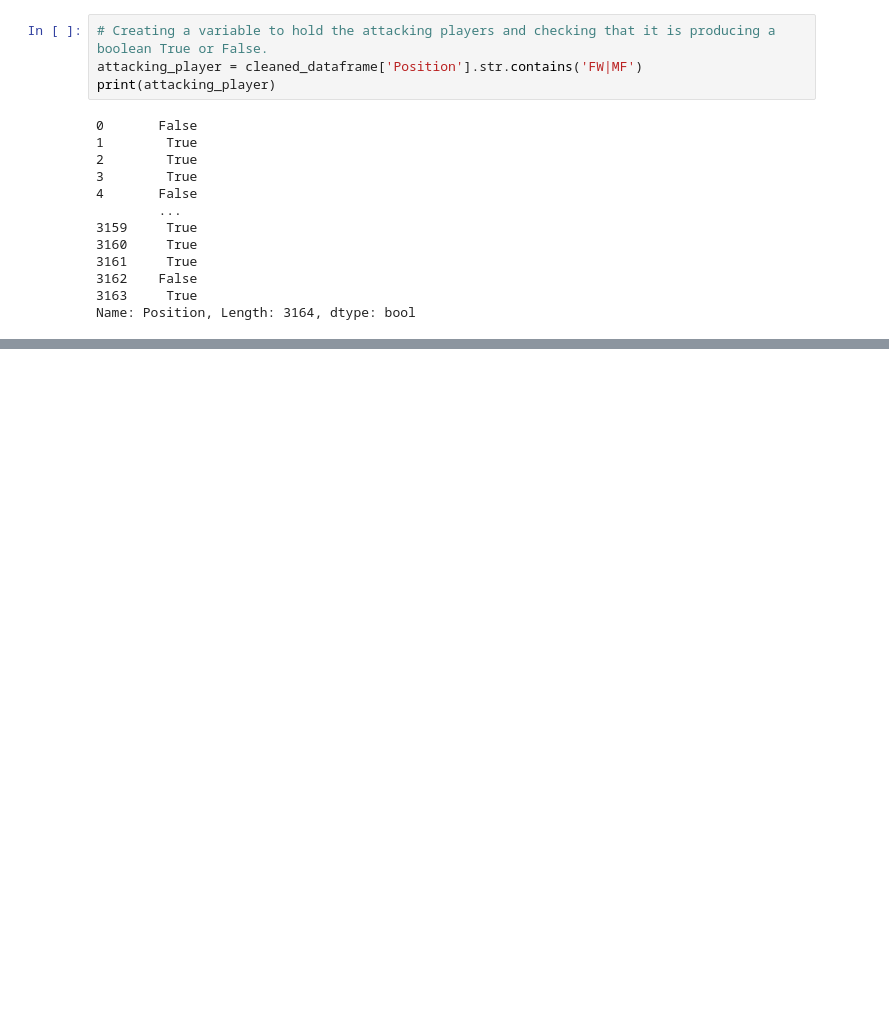
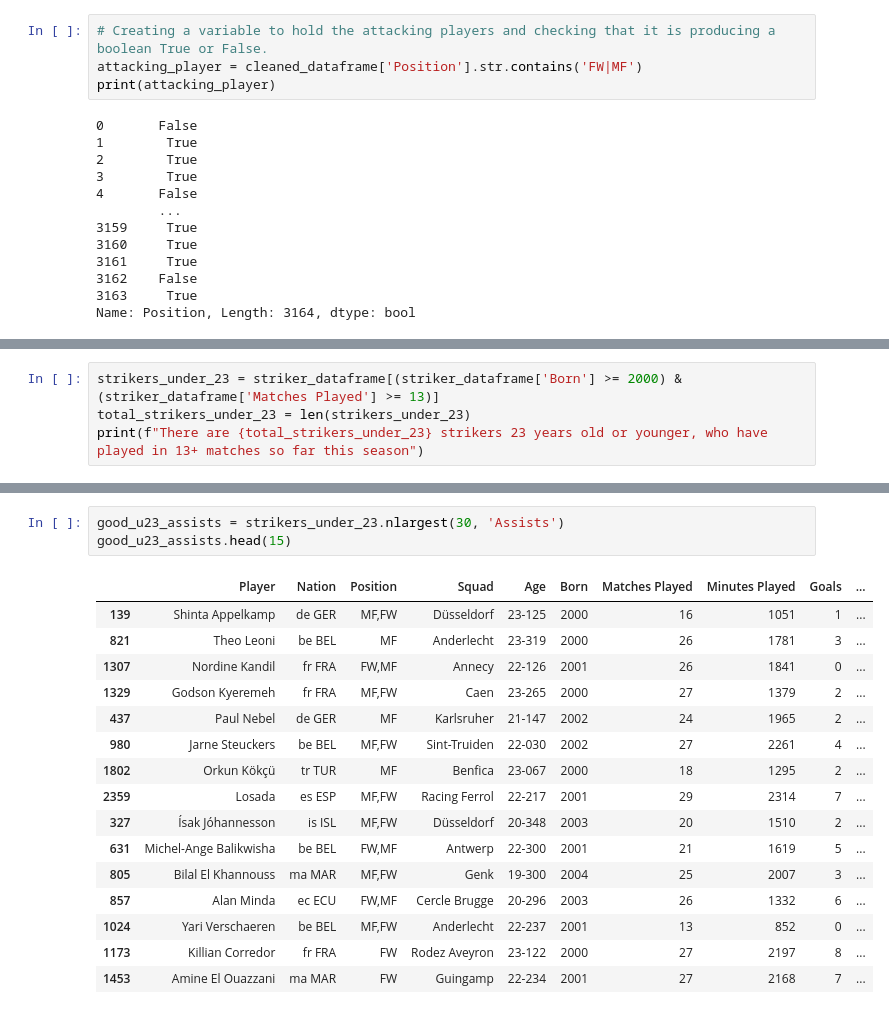
Before and after one commit to brutucas/Football-Player-Analysis, a Jupyter notebook: football_player_analysis.ipynb, the cells around one changed output, grey strips where cells are left out. Saved outputs shown, nothing was run; the diff lists cells and outputs as text; blank space fills up the shorter version.

```diff
--- a/football_player_analysis.ipynb
+++ b/football_player_analysis.ipynb
@@ -443,0 +547,4 @@ print(striker_dataframe.head())
+# %%
+strikers_under_23 = striker_dataframe[(striker_dataframe['Born'] >= 2000) & (striker_dataframe['Matches Played'] >= 13)]
+total_strikers_under_23 = len(strikers_under_23)
+print(f"There are {total_strikers_under_23} strikers 23 years old or younger, who have played in 13+ matches so far this season")
@@ -443,0 +620,20 @@ print(striker_dataframe.head())
+# %%
+good_u23_assists = strikers_under_23.nlargest(30, 'Assists')
+good_u23_assists.head(15)
+# %% [output]
+|  | Player | Nation | Position | Squad | Age | Born | Matches Played | Minutes Played | Goals | ... |
+| 139 | Shinta Appelkamp | de GER | MF,FW | Düsseldorf | 23-125 | 2000 | 16 | 1051 | 1 | ... |
+| 821 | Theo Leoni | be BEL | MF | Anderlecht | 23-319 | 2000 | 26 | 1781 | 3 | ... |
+| 1307 | Nordine Kandil | fr FRA | FW,MF | Annecy | 22-126 | 2001 | 26 | 1841 | 0 | ... |
+| 1329 | Godson Kyeremeh | fr FRA | MF,FW | Caen | 23-265 | 2000 | 27 | 1379 | 2 | ... |
+| 437 | Paul Nebel | de GER | MF | Karlsruher | 21-147 | 2002 | 24 | 1965 | 2 | ... |
+| 980 | Jarne Steuckers | be BEL | MF,FW | Sint-Truiden | 22-030 | 2002 | 27 | 2261 | 4 | ... |
+| 1802 | Orkun Kökçü | tr TUR | MF | Benfica | 23-067 | 2000 | 18 | 1295 | 2 | ... |
+| 2359 | Losada | es ESP | MF,FW | Racing Ferrol | 22-217 | 2001 | 29 | 2314 | 7 | ... |
+| 327 | Ísak Jóhannesson | is ISL | MF,FW | Düsseldorf | 20-348 | 2003 | 20 | 1510 | 2 | ... |
+| 631 | Michel-Ange Balikwisha | be BEL | FW,MF | Antwerp | 22-300 | 2001 | 21 | 1619 | 5 | ... |
+| 805 | Bilal El Khannouss | ma MAR | MF,FW | Genk | 19-300 | 2004 | 25 | 2007 | 3 | ... |
+| 857 | Alan Minda | ec ECU | FW,MF | Cercle Brugge | 20-296 | 2003 | 26 | 1332 | 6 | ... |
+| 1024 | Yari Verschaeren | be BEL | MF,FW | Anderlecht | 22-237 | 2001 | 13 | 852 | 0 | ... |
+| 1173 | Killian Corredor | fr FRA | FW | Rodez Aveyron | 23-122 | 2000 | 27 | 2197 | 8 | ... |
+| 1453 | Amine El Ouazzani | ma MAR | FW | Guingamp | 22-234 | 2001 | 27 | 2168 | 7 | ... |
```
Also changed, not shown: parts of 62 cells of this notebook, 3 other files.
